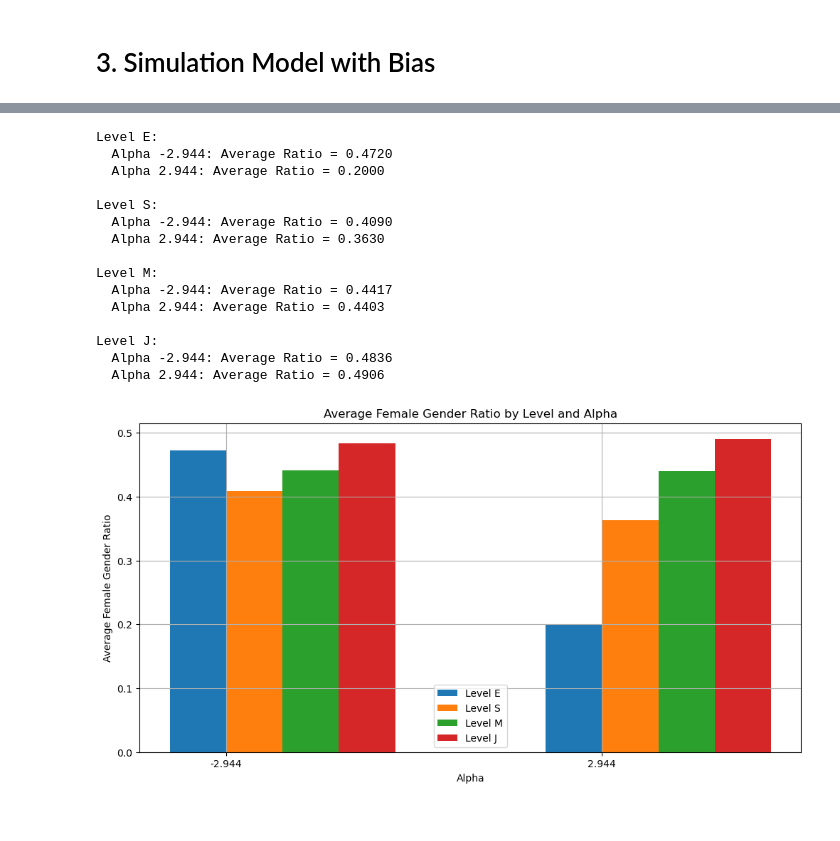
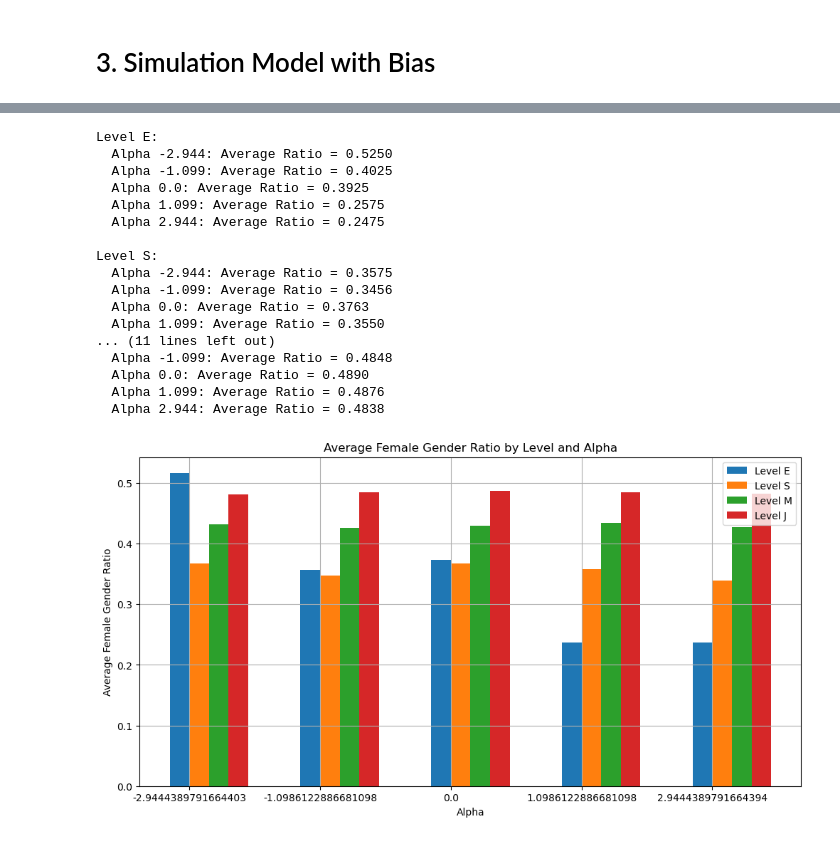
Before and after one commit to ZhaohanXing/ORIE5580SimulationProject, a Jupyter notebook: Demo_v2.ipynb, the cells around one changed output, grey strips where cells are left out. Saved outputs shown, nothing was run; the diff lists cells and outputs as text; code cells hidden in the pictures.

```diff
--- a/Demo_v2.ipynb
+++ b/Demo_v2.ipynb
@@ -504,15 +572,15 @@ Average Relaxation Times: {'E': 16.473684210526315, 'S': 2.943, 'M': 1.174, 'J':
 # %%
 # Parameters
 target_employees = {'E': 5, 'S': 20, 'M': 100, 'J': 400}
-lambda_rate_set_user = {'E': 0.9, 'S': 0.8, 'M': 0.7, 'J': 0.6}
-kappa_rate_set_user = {'E': 0.05, 'S': 0.05, 'M': 0.05, 'J': 0.05}
+lambda_rate_set_user = {'E': 1/5, 'S': 1/4, 'M': 1/3, 'J': 1/2}
+kappa_rate_set_user = {'E': 1/(5*0.85) - 1/5, 'S': 1/(4*0.85) - 1/4, 'M': 1/(3*0.85) - 1/3, 'J': 1/(2*0.85) - 1/2}
 gamma = None    # Preference for seniority
 alpha = None    # Bias towards selecting male candidates (can be +/-)
 
 # Parameters for the simulation
 n_simulations = 100
-tau_R = 25
-# tau_R = 5 * max([value for value in tau_R_mixed.values() if value is not None])
+# Calculate the maximum of tau to ensure that the model approaches steady state
+tau_R = 5 * math.ceil(max([value for value in average_tau_R.values() if value is not None]))
 # %%
 simulation_runner = SimulationRunner(Company_All, target_employees, lambda_rate_set_user, kappa_rate_set_user, gamma, alpha, 'Mixed')
 all_simulation_data = simulation_runner.run_multiple_simulations(n_simulations, tau_R, bias=None)
@@ -537,18 +606,26 @@ In this part, the three seniormost candidates at each level are chosen for promo
 # %%
 # Parameters
 target_employees = {'E': 5, 'S': 20, 'M': 100, 'J': 400}
-lambda_rate_set_user = {'E': 0.2, 'S': 0.25, 'M': 0.33, 'J': 0.5}
-kappa_rate_set_user = {'E': 0.035, 'S': 0.044, 'M': 0.059, 'J': 0.088}
+lambda_rate_set_user = {'E': 1/5, 'S': 1/4, 'M': 1/3, 'J': 1/2}
+kappa_rate_set_user = {'E': 1/(5*0.85) - 1/5, 'S': 1/(4*0.85) - 1/4, 'M': 1/(3*0.85) - 1/3, 'J': 1/(2*0.85) - 1/2}
 gamma = 1    # Preference for seniority
-alpha_values = [-2.944, 2.944]    # Bias towards selecting male candidates (can be +/-)
+bias_levels = [0.05, 0.25, 0.50, 0.75, 0.95]
+alpha_values = [np.log(bias / (1 - bias)) for bias in bias_levels]    # Bias towards selecting male candidates (can be +/-)
 # Define the duration (in years) to simulate
-n_years = 100
+n_years = tau_R
 levels = ['E', 'S', 'M', 'J']
 # %%
+average_ratios = {level: {alpha: None for alpha in alpha_values} for level in levels}
+average_ratios_last_4_tau = {level: {alpha: None for alpha in alpha_values} for level in levels}
 for alpha in alpha_values:
-    np.random.seed(12)
+    np.random.seed(1)
     company_with_bias = Company_All(target_employees, lambda_rate_set_user, kappa_rate_set_user, gamma, alpha, 'Mixed')
     gender_ratios, metrics = company_with_bias.run_simulation(duration=n_years, bias=True)
+    for level in levels:
+        average_ratios[level][alpha] = np.mean(gender_ratios[level])
+
+        start_index = int(n_years / 4)
+        average_ratios_last_4_tau[level][alpha] = np.mean(gender_ratios[level][start_index:])
 
     # Plot the results for each alpha
     plt.figure()
@@ -577,59 +671,52 @@ Metrics for alpha = 2.944:
 # %%
-average_ratios = {level: {alpha: None for alpha in alpha_values} for level in levels}
-
-# Run simulation for each alpha and store average gender ratios
-for alpha in alpha_values:
-    np.random.seed(1)
-    company_with_bias = Company_All(target_employees, lambda_rate_set_user, kappa_rate_set_user, gamma, alpha, 'Mixed')
-    gender_ratios, _ = company_with_bias.run_simulation(duration=n_years, bias=True)
-    for level in levels:
-        average_ratios[level][alpha] = np.mean(gender_ratios[level])
-
+# Plot the average gender ratio by level and alpha in histogram
 plt.figure(figsize=(12, 6))
 
 # Parameters for the histogram
 n_levels = len(levels)
 width = 0.15  # Width of the bars in the histogram
 
 # Create a histogram for each level
 for i, level in enumerate(levels):
     # Calculate position of each bar
     positions = np.arange(len(alpha_values)) + i * width
 
     # Heights of the bars (average ratios)
-    heights = [average_ratios[level][alpha] for alpha in alpha_values]
+    heights = [average_ratios_last_4_tau[level][alpha] for alpha in alpha_values]
 
     # Plot
     plt.bar(positions, heights, width, label=f'Level {level}')
 
     # Print
     print(f"Level {level}:")
     for alpha in alpha_values:
-        print(f"  Alpha {alpha}: Average Ratio = {average_ratios[level][alpha]:.4f}")
-    print()  # Just for better formatting
+        print(f"  Alpha {round(alpha, 3)}: Average Ratio = {average_ratios[level][alpha]:.4f}")
+    print()
 
 # Add labels, title, and legend
 plt.xlabel('Alpha')
 plt.ylabel('Average Female Gender Ratio')
 plt.title('Average Female Gender Ratio by Level and Alpha')
 plt.xticks(np.arange(len(alpha_values)) + width / 2, alpha_values)
 plt.legend()
 plt.grid()
 plt.show()
 # %% [output]
 Level E:
-  Alpha -2.944: Average Ratio = 0.4720
-  Alpha 2.944: Average Ratio = 0.2000
+  Alpha -2.944: Average Ratio = 0.5250
+  Alpha -1.099: Average Ratio = 0.4025
+  Alpha 0.0: Average Ratio = 0.3925
+  Alpha 1.099: Average Ratio = 0.2575
+  Alpha 2.944: Average Ratio = 0.2475
 
 Level S:
-  Alpha -2.944: Average Ratio = 0.4090
-  Alpha 2.944: Average Ratio = 0.3630
-
-Level M:
-  Alpha -2.944: Average Ratio = 0.4417
-  Alpha 2.944: Average Ratio = 0.4403
-
-Level J:
-  Alpha -2.944: Average Ratio = 0.4836
-  Alpha 2.944: Average Ratio = 0.4906
+  Alpha -2.944: Average Ratio = 0.3575
+  Alpha -1.099: Average Ratio = 0.3456
+  Alpha 0.0: Average Ratio = 0.3763
+  Alpha 1.099: Average Ratio = 0.3550
+... (11 lines left out)
+  Alpha -1.099: Average Ratio = 0.4848
+  Alpha 0.0: Average Ratio = 0.4890
+  Alpha 1.099: Average Ratio = 0.4876
+  Alpha 2.944: Average Ratio = 0.4838
-[figure, old version]
+[figure, new version]
```
Also changed, not shown: parts of 15 cells of this notebook.
